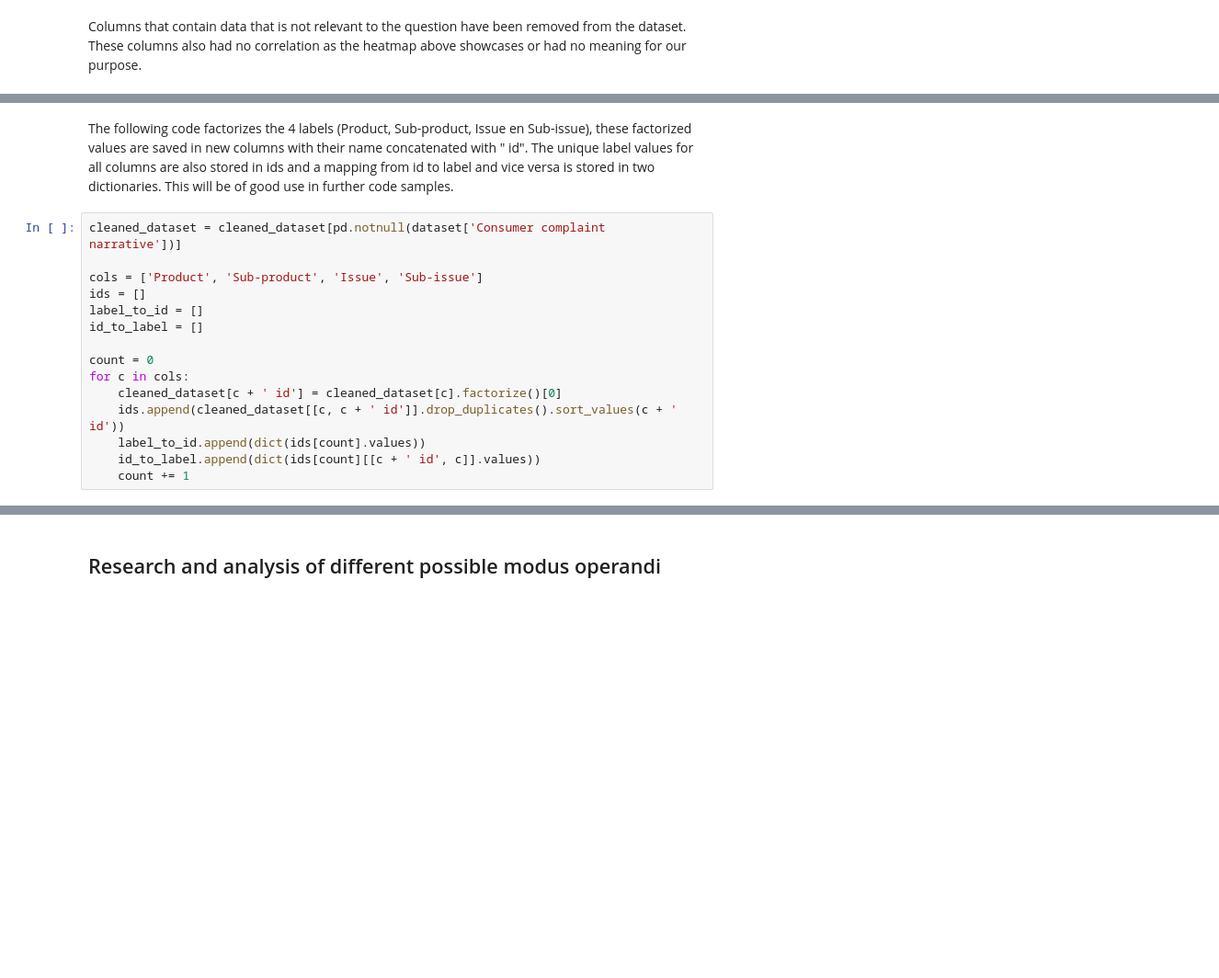
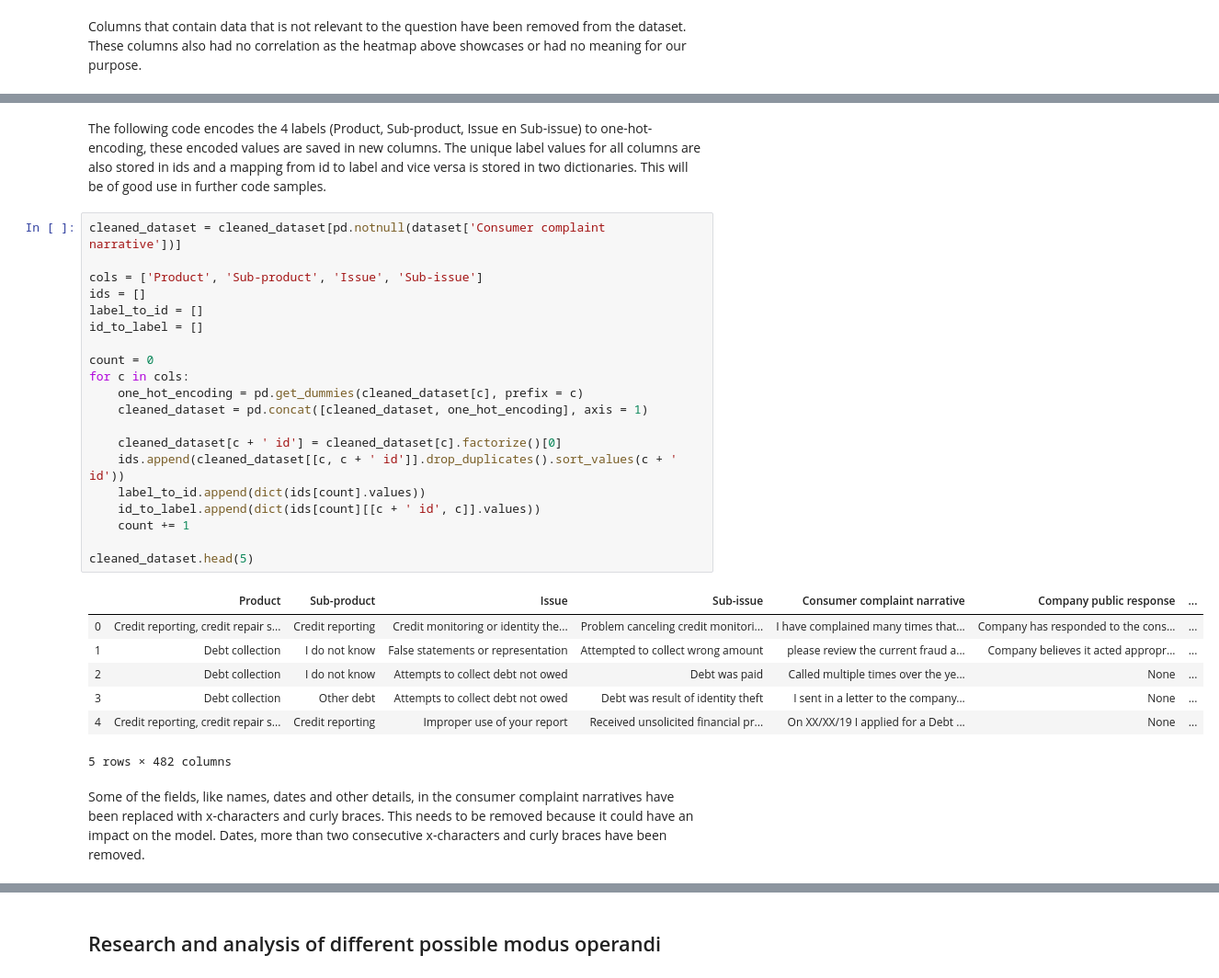
Before and after one commit to GillisWerrebrouck/UGent_Machine-Learning-Project, a Jupyter notebook: project-notebook.ipynb, the cells around one changed output, grey strips where cells are left out. Shown at 92% size. Cells and saved outputs as stored; diff of their text form; blank space fills up the shorter version.

```diff
--- a/project-notebook.ipynb
+++ b/project-notebook.ipynb
@@ -213,17 +213,32 @@ sns.heatmap(data=corr, annot=True, square=True)
 # %% [markdown]
-The following code factorizes the 4 labels (Product, Sub-product, Issue en Sub-issue), these factorized values are saved in new columns with their name concatenated with " id". The unique label values for all columns are also stored in ids and a mapping from id to label and vice versa is stored in two dictionaries. This will be of good use in further code samples.
+The following code encodes the 4 labels (Product, Sub-product, Issue en Sub-issue) to one-hot-encoding, these encoded values are saved in new columns. The unique label values for all columns are also stored in ids and a mapping from id to label and vice versa is stored in two dictionaries. This will be of good use in further code samples.
 # %%
 cleaned_dataset = cleaned_dataset[pd.notnull(dataset['Consumer complaint narrative'])]
 
 cols = ['Product', 'Sub-product', 'Issue', 'Sub-issue']
 ids = []
 label_to_id = []
 id_to_label = []
 
 count = 0
 for c in cols:
+    one_hot_encoding = pd.get_dummies(cleaned_dataset[c], prefix = c)
+    cleaned_dataset = pd.concat([cleaned_dataset, one_hot_encoding], axis = 1)
+
     cleaned_dataset[c + ' id'] = cleaned_dataset[c].factorize()[0]
     ids.append(cleaned_dataset[[c, c + ' id']].drop_duplicates().sort_values(c + ' id'))
     label_to_id.append(dict(ids[count].values))
     id_to_label.append(dict(ids[count][[c + ' id', c]].values))
     count += 1
+
+cleaned_dataset.head(5)
+# %% [output]
+|  | Product | Sub-product | Issue | Sub-issue | Consumer complaint narrative | Company public response | ... |
+| 0 | Credit reporting, credit repair s... | Credit reporting | Credit monitoring or identity the... | Problem canceling credit monitori... | I have complained many times that... | Company has responded to the cons... | ... |
+| 1 | Debt collection | I do not know | False statements or representation | Attempted to collect wrong amount | please review the current fraud a... | Company believes it acted appropr... | ... |
+| 2 | Debt collection | I do not know | Attempts to collect debt not owed | Debt was paid | Called multiple times over the ye... | None | ... |
+| 3 | Debt collection | Other debt | Attempts to collect debt not owed | Debt was result of identity theft | I sent in a letter to the company... | None | ... |
+| 4 | Credit reporting, credit repair s... | Credit reporting | Improper use of your report | Received unsolicited financial pr... | On XX/XX/19 I applied for a Debt ... | None | ... |
+5 rows × 482 columns
+# %% [markdown]
+Some of the fields, like names, dates and other details, in the consumer complaint narratives have been replaced with x-characters and curly braces. This needs to be removed because it could have an impact on the model. Dates, more than two consecutive x-characters and curly braces have been removed.
```
Also changed, not shown: parts of 17 cells of this notebook.
